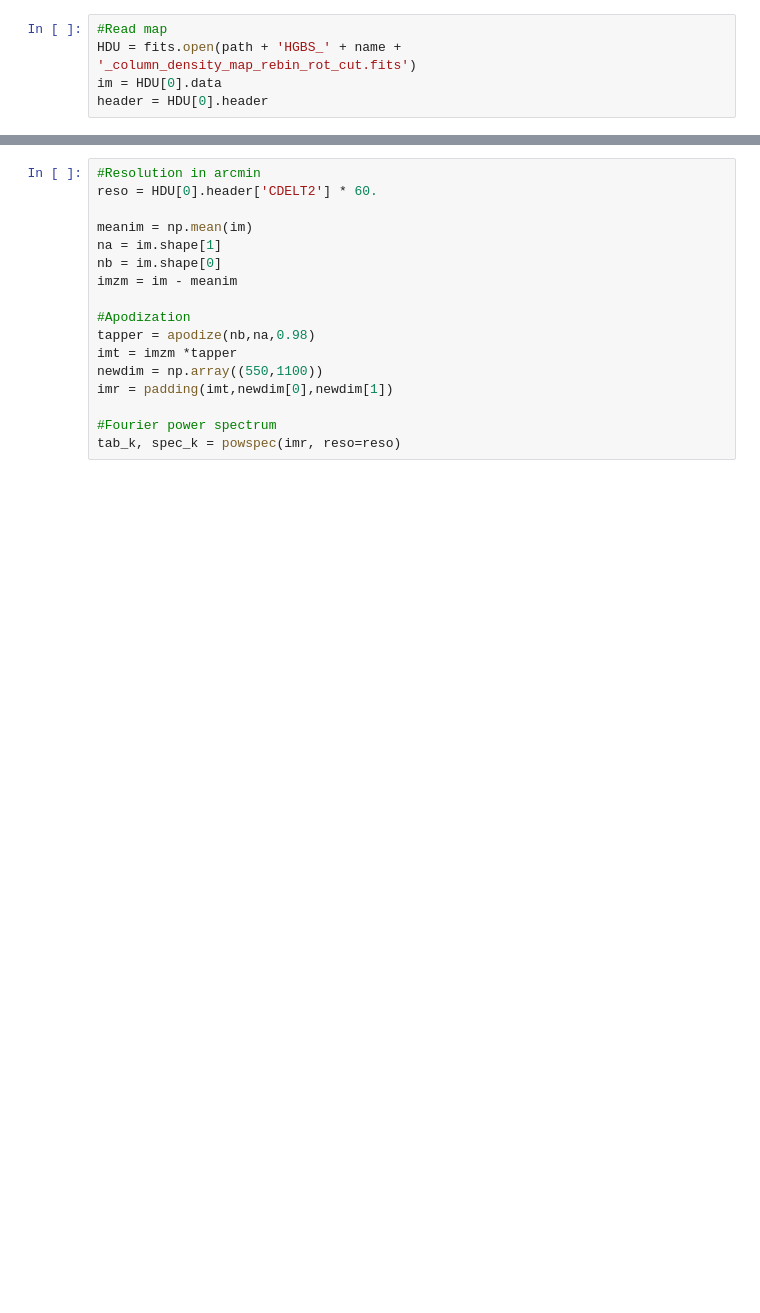
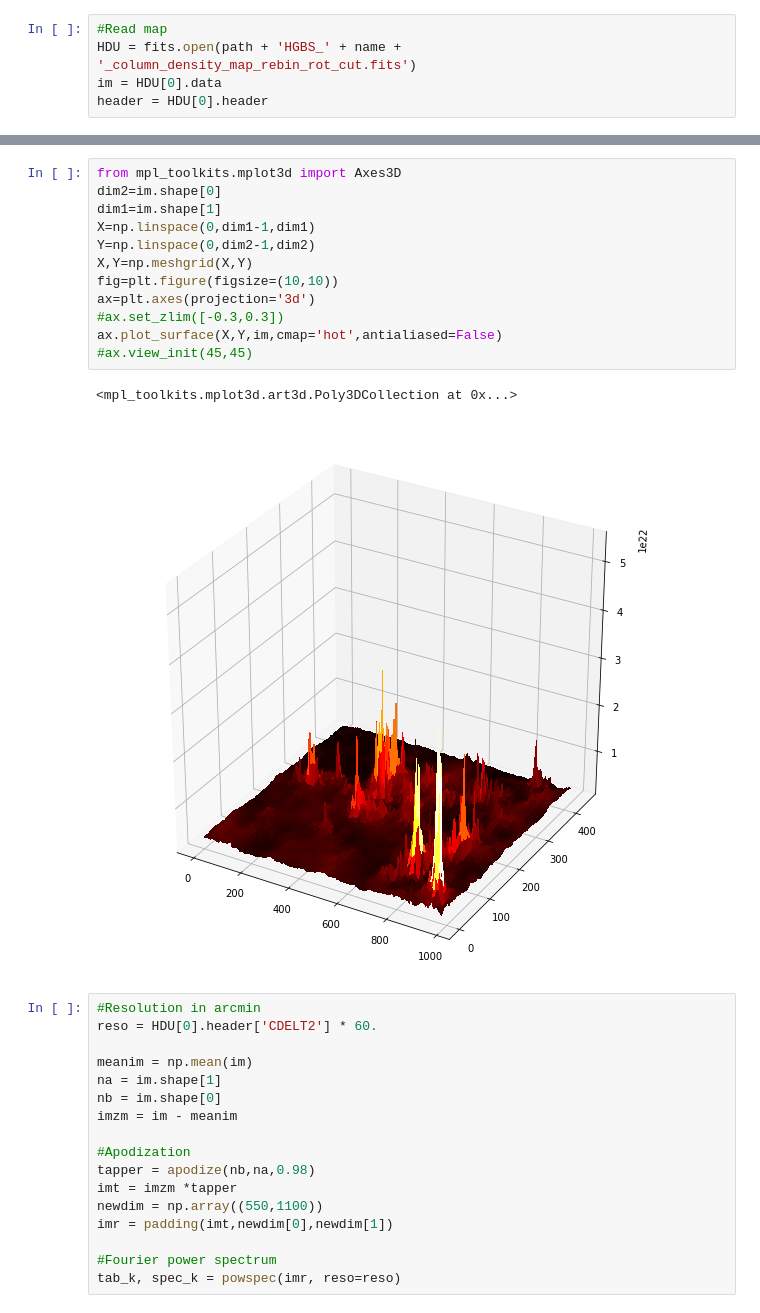
Before and after one commit to jfrob27/M1stage2020, a Jupyter notebook: Gouldbelt/Serpens.ipynb, the cells around one changed output, grey strips where cells are left out. Drawn from its saved outputs; the diff is of its cells as text; blank space fills up the shorter version.

```diff
--- a/Gouldbelt/Serpens.ipynb
+++ b/Gouldbelt/Serpens.ipynb
@@ -132,3 +132,18 @@ INFO: Auto-setting vmax to  1.533e+22 [aplpy.core]
+# %%
+from mpl_toolkits.mplot3d import Axes3D
+dim2=im.shape[0]
+dim1=im.shape[1]
+X=np.linspace(0,dim1-1,dim1)
+Y=np.linspace(0,dim2-1,dim2)
+X,Y=np.meshgrid(X,Y)
+fig=plt.figure(figsize=(10,10))
+ax=plt.axes(projection='3d')
+#ax.set_zlim([-0.3,0.3])
+ax.plot_surface(X,Y,im,cmap='hot',antialiased=False)
+#ax.view_init(45,45)
+# %% [output]
+<mpl_toolkits.mplot3d.art3d.Poly3DCollection at 0x...>
+[figure, added]
 # %%
 #Resolution in arcmin
 reso = HDU[0].header['CDELT2'] * 60.
```
Also changed, not shown: parts of 1 cell of this notebook, 5 other files.
